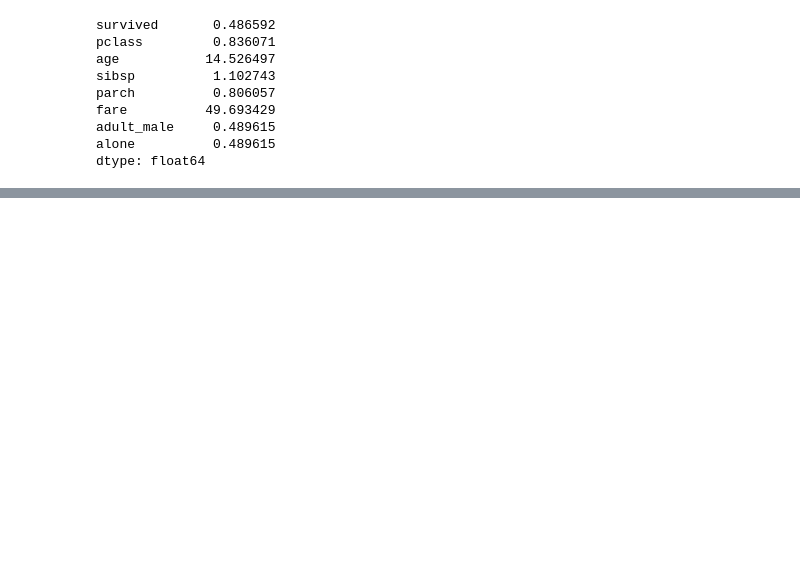
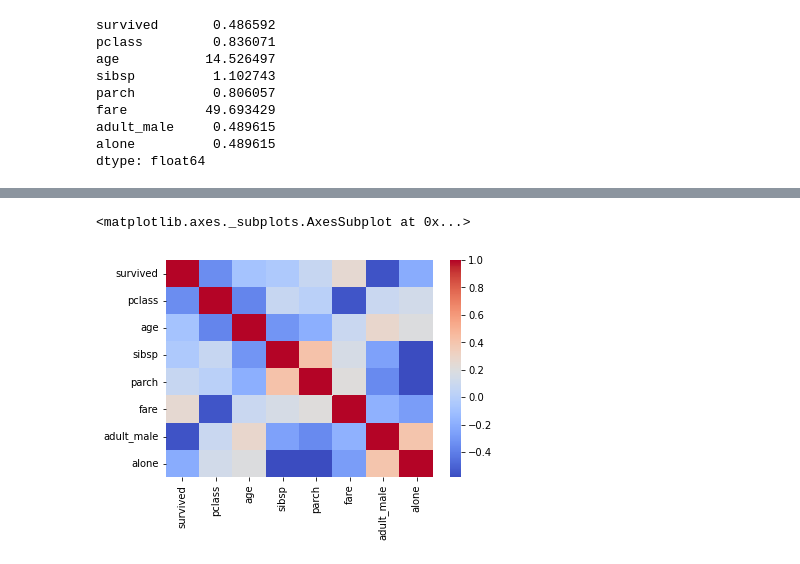
Before and after one commit to ShodekeA/MyProjects, a Jupyter notebook: 04_2_EDA_Pandas.ipynb, the cells around one changed output, grey strips where cells are left out. Drawn from its saved outputs; the diff is of its cells as text; code cells hidden in the pictures; blank space fills up the shorter version.

```diff
--- a/04_2_EDA_Pandas.ipynb
+++ b/04_2_EDA_Pandas.ipynb
@@ -122,0 +123,3 @@ df.corr()
+# %%
+crr = df.corr()
+crr
@@ -122,0 +136,5 @@ df.corr()
+# %%
+sns.heatmap(crr, cmap='coolwarm')
+# %% [output]
+<matplotlib.axes._subplots.AxesSubplot at 0x...>
+[figure, added]
```
Also changed, not shown: parts of 4 cells of this notebook.
